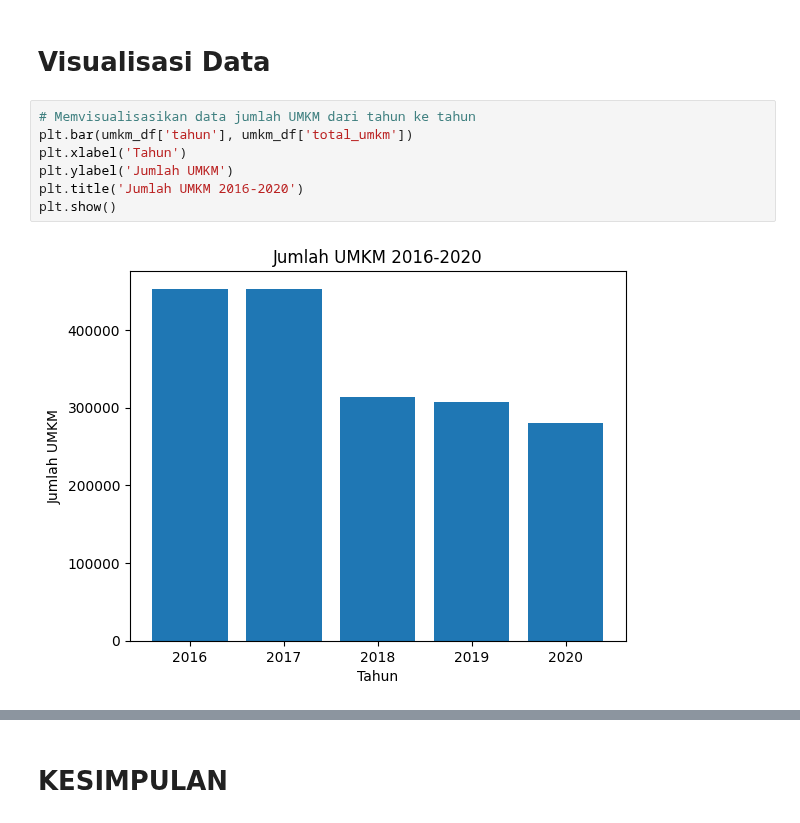
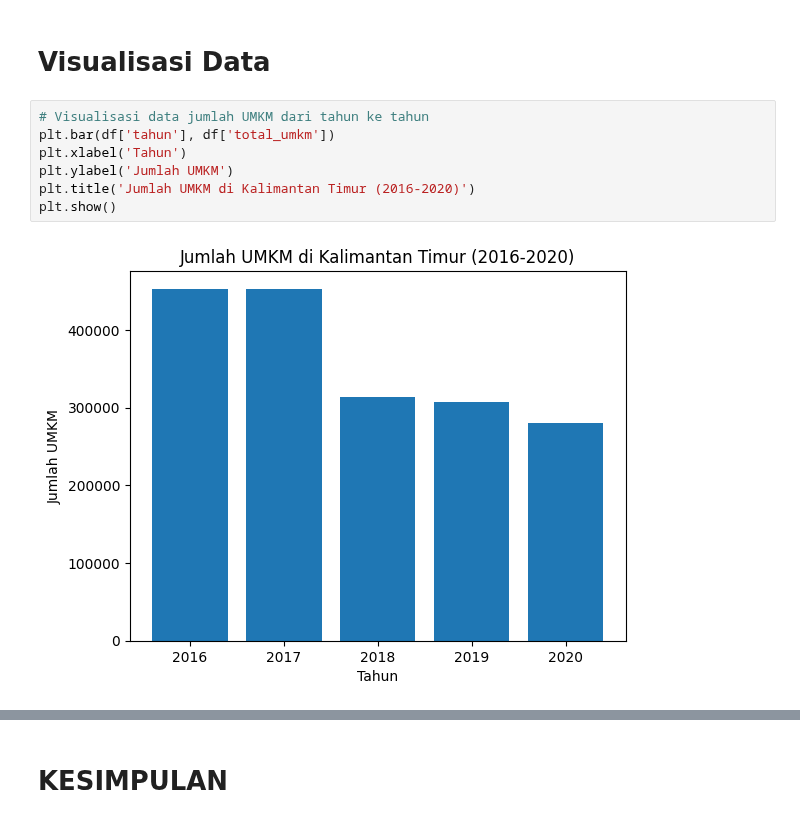
Before and after one commit to azureeeeeeeeeeee/project-bahasa-indonesia, a Jupyter notebook: test.ipynb, the cells around one changed output, grey strips where cells are left out. Saved outputs shown, nothing was run; the diff lists cells and outputs as text.

```diff
--- a/test.ipynb
+++ b/test.ipynb
@@ -120,11 +120,11 @@ y = -429.956 + (5.61e-06)X1 + (-4.77e-07)X2 + (4.273)X3 + (5.539)X4
 # %% [markdown]
 # Visualisasi Data
 # %%
-# Memvisualisasikan data jumlah UMKM dari tahun ke tahun
-plt.bar(umkm_df['tahun'], umkm_df['total_umkm'])
+# Visualisasi data jumlah UMKM dari tahun ke tahun
+plt.bar(df['tahun'], df['total_umkm'])
 plt.xlabel('Tahun')
 plt.ylabel('Jumlah UMKM')
-plt.title('Jumlah UMKM 2016-2020')
+plt.title('Jumlah UMKM di Kalimantan Timur (2016-2020)')
 plt.show()
 # %% [output]
-[figure, old version]
+[figure, new version]
```
Also changed, not shown: parts of 3 cells of this notebook.
